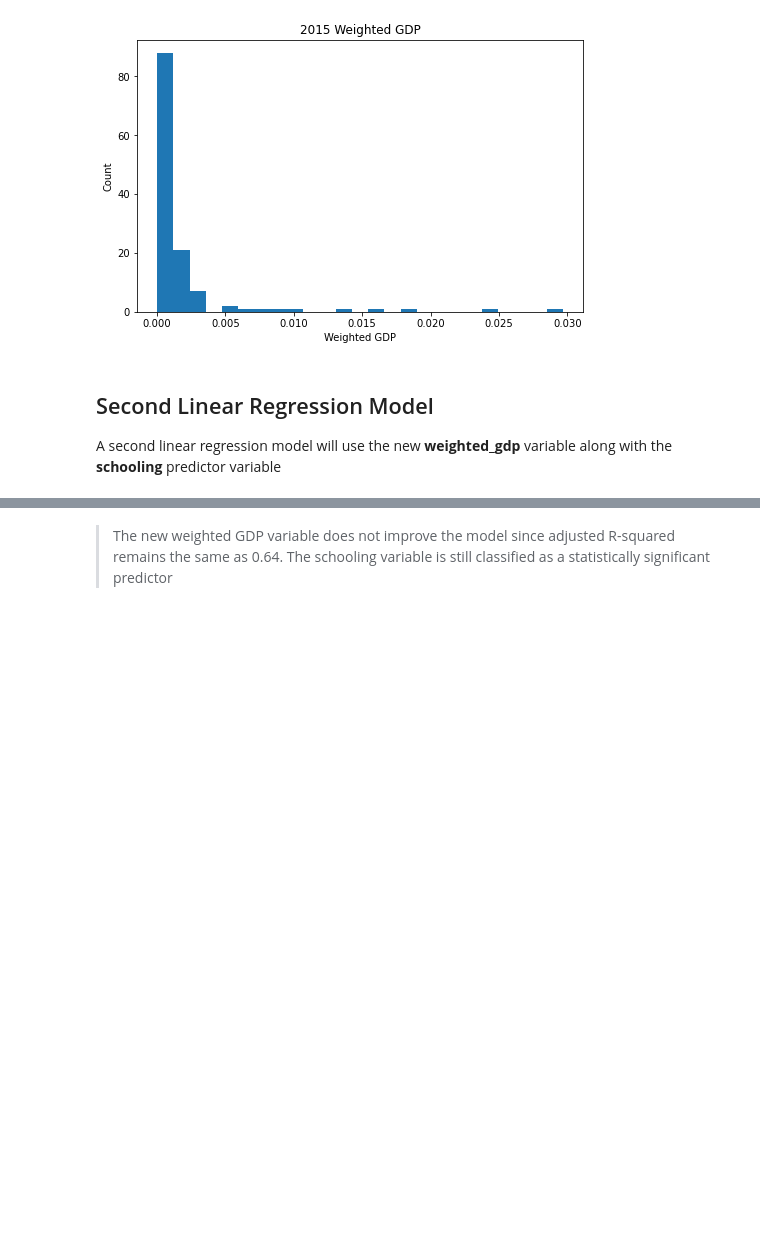
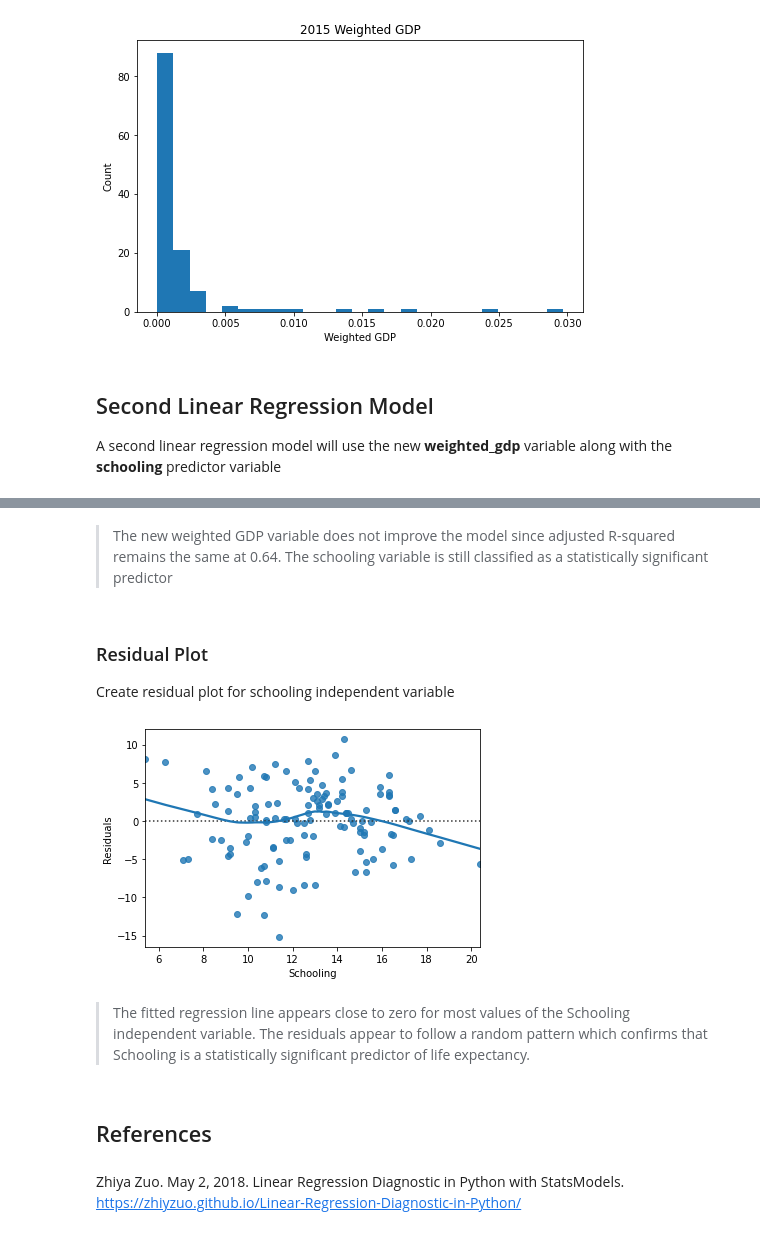
Before and after one commit to mwalbers1/DSC-607-Summer-2022, a Jupyter notebook: module-1-assignment.ipynb, the cells around one changed output, grey strips where cells are left out. Cells and saved outputs as stored; diff of their text form; code cells hidden in the pictures; blank space fills up the shorter version.

Commit message:
refactor: Add residual plot
Add residual plot for schooling predictor variable

```diff
--- a/module-1-assignment.ipynb
+++ b/module-1-assignment.ipynb
@@ -411,4 +419,20 @@ Notes:
 [2] The condition number is large, 3.14e+03. This might indicate that there are
 strong multicollinearity or other numerical problems.
 # %% [markdown]
-> The new weighted GDP variable does not improve the model since adjusted R-squared remains the same as 0.64.  The schooling variable is still classified as a statistically significant predictor
+> The new weighted GDP variable does not improve the model since adjusted R-squared remains the same at 0.64.  The schooling variable is still classified as a statistically significant predictor
+# %% [markdown]
+### Residual Plot
+Create residual plot for schooling independent variable
+# %%
+sns.residplot(x="schooling", y="life_expectancy", data=life_exp_2015_new, lowess=True)
+plt.xlabel("Schooling")
+plt.ylabel("Residuals")
+plt.show()
+# %% [output]
+[figure, added]
+# %% [markdown]
+> The fitted regression line appears close to zero for most values of the Schooling independent variable.  The residuals appear to follow a random pattern which confirms that Schooling is a statistically significant predictor of life expectancy.
+# %% [markdown]
+## References
+# %% [markdown]
+Zhiya Zuo. May 2, 2018. Linear Regression Diagnostic in Python with StatsModels. https://zhiyzuo.github.io/Linear-Regression-Diagnostic-in-Python/
```
Also changed, not shown: parts of 8 cells of this notebook.
